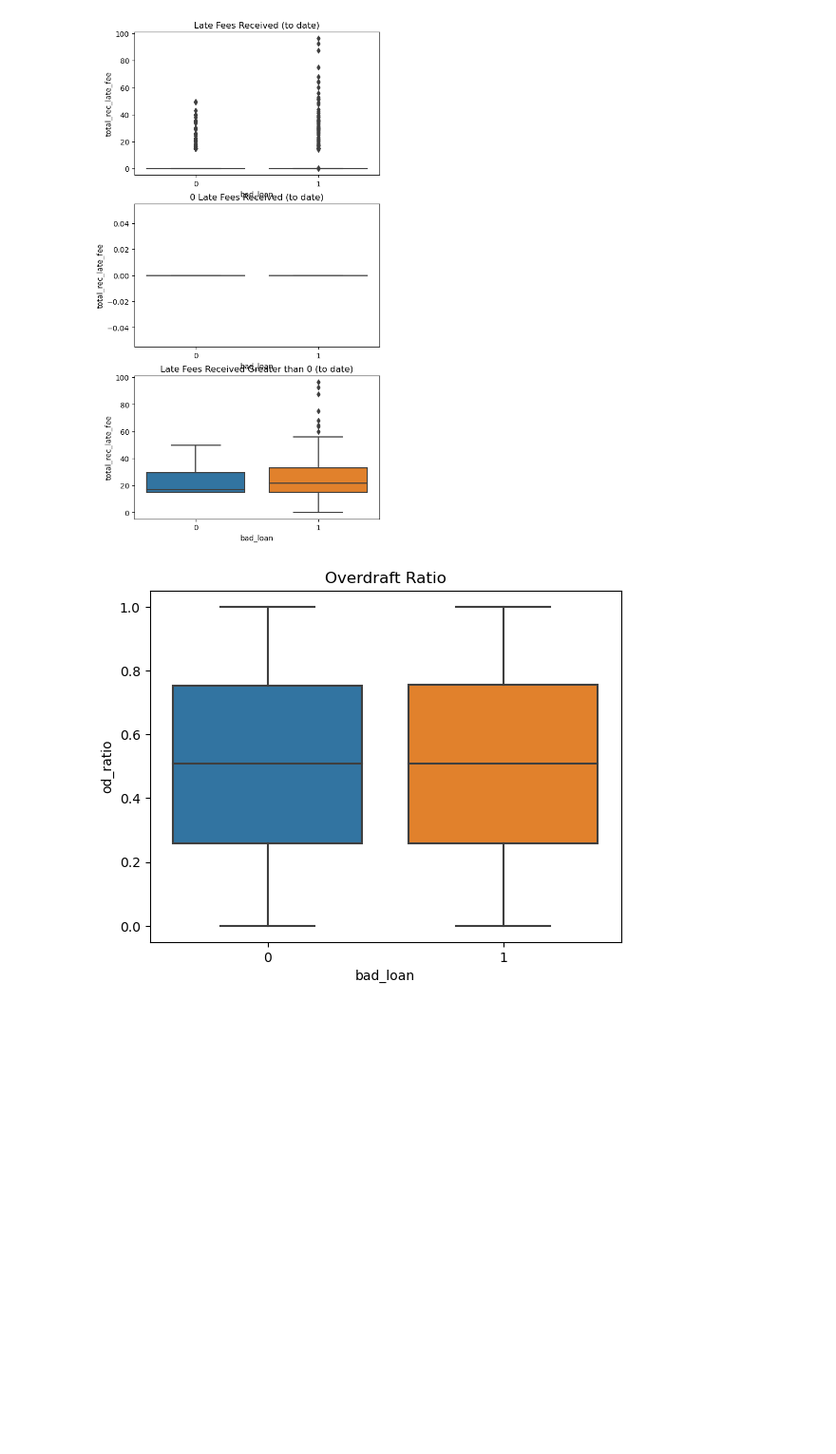
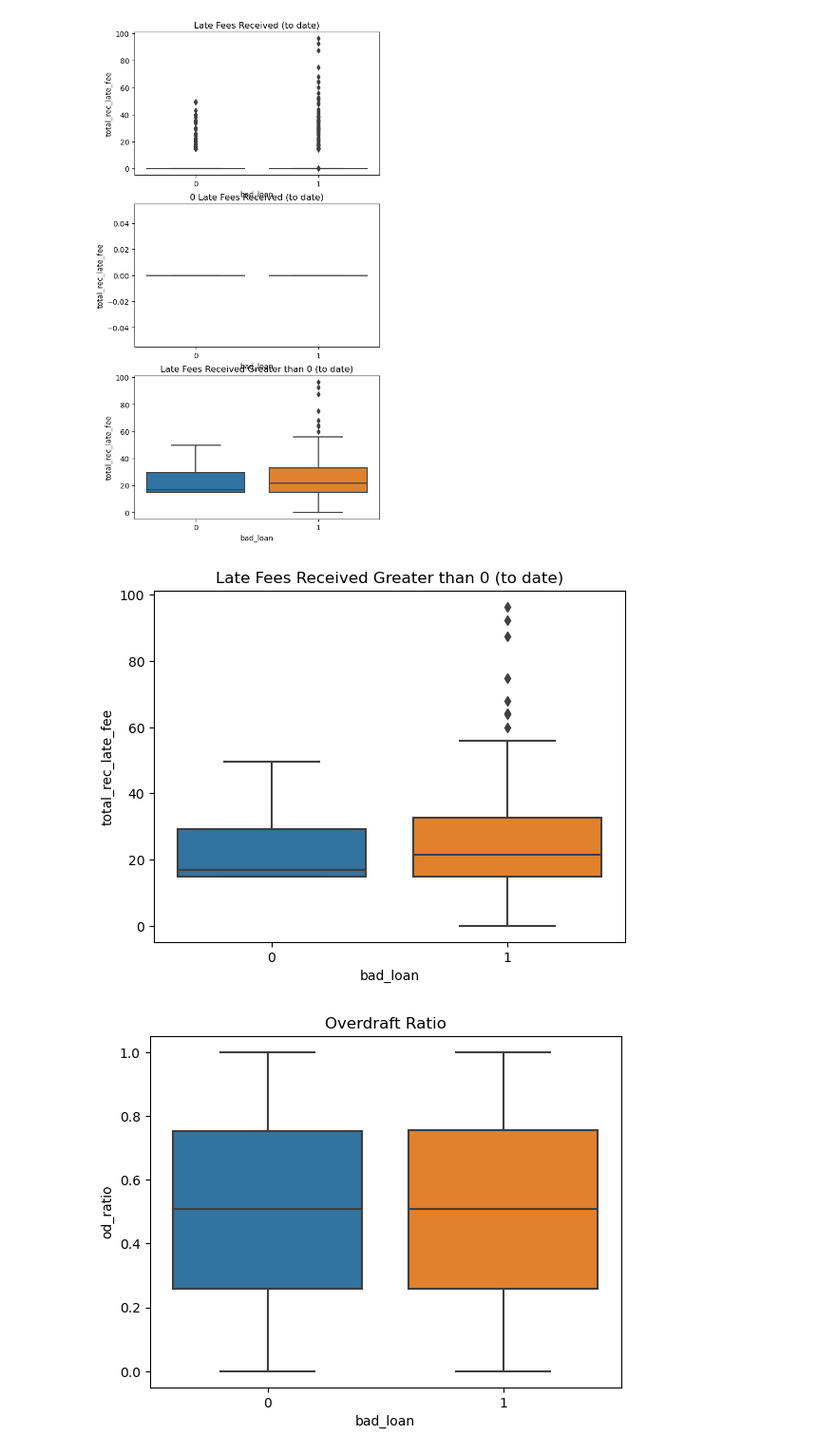
Before and after one commit to KaimiHuang/Applied_Data_Science_Project_1, a Jupyter notebook: Predict_bad_loan.ipynb, the cells around one changed output. Shown at 95% size. Drawn from its saved outputs; the diff is of its cells as text; code cells hidden in the pictures; blank space fills up the shorter version.

```diff
--- a/Predict_bad_loan.ipynb
+++ b/Predict_bad_loan.ipynb
@@ -482,6 +490,13 @@ sns.boxplot(y='total_rec_late_fee',
 ax[2].set_title('Late Fees Received Greater than 0 (to date)');
 # %% [output]
 [figure]
+# %%
+sns.boxplot(y='total_rec_late_fee',
+            x = 'bad_loan',
+            data=total_rec_late_fee_not0_df);
+plt.title('Late Fees Received Greater than 0 (to date)');
+# %% [output]
+[figure, added]
 # %%
 sns.boxplot(y='od_ratio',
                 x = 'bad_loan',
```
Also changed, not shown: parts of 20 cells of this notebook, 6 other files.
